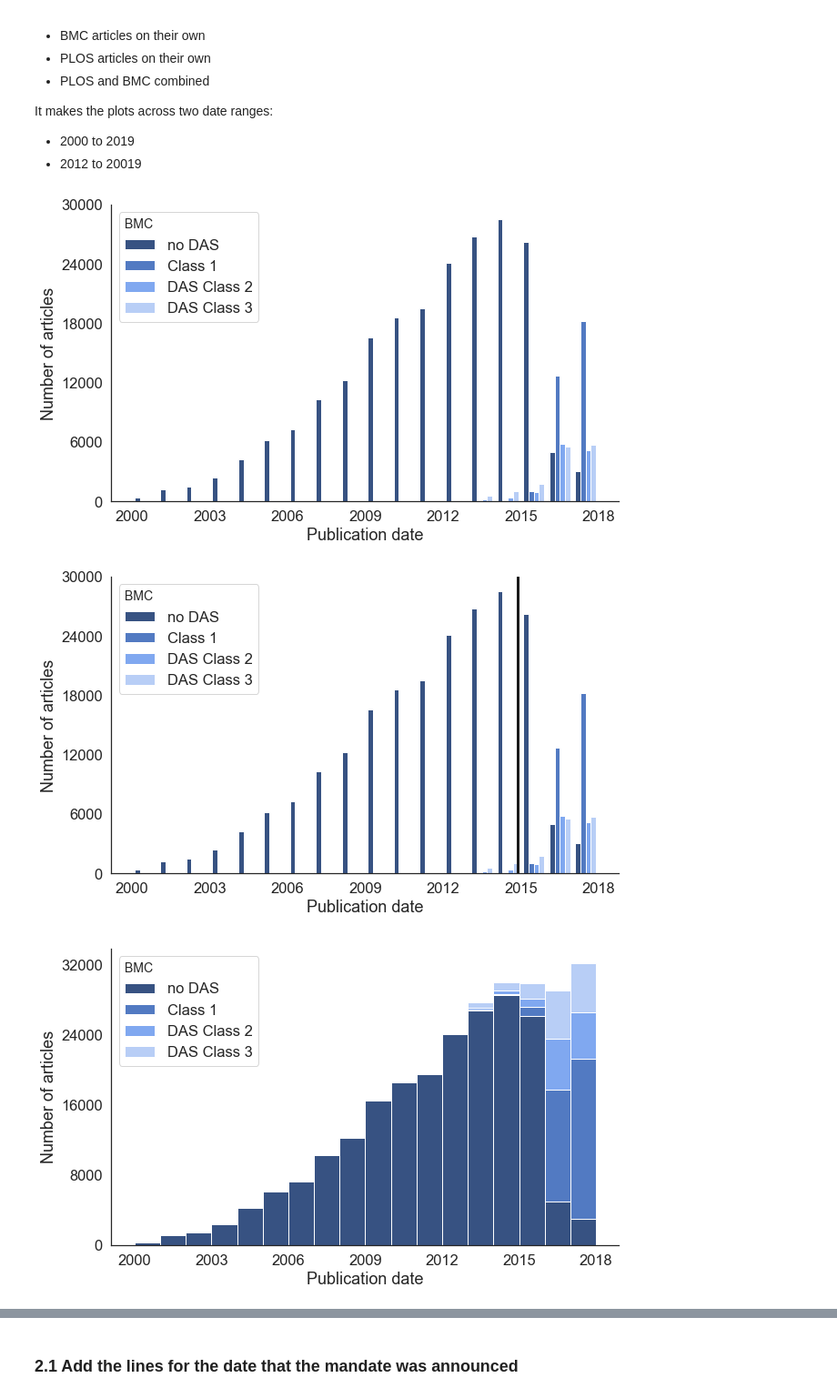
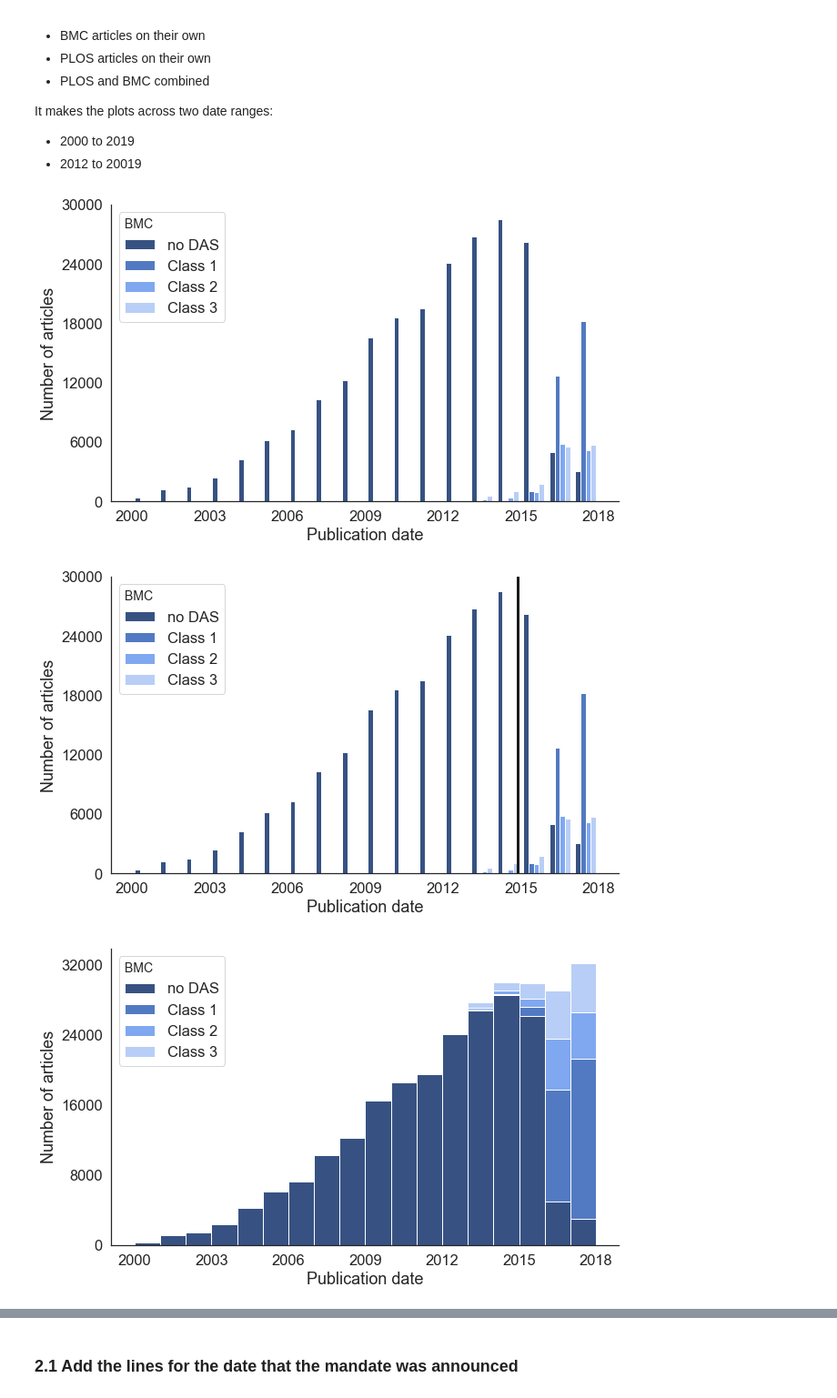
Before and after one commit to alan-turing-institute/das-public, a Jupyter notebook: notebooks/DescriptiveFigures.ipynb, the cells around one changed output, grey strips where cells are left out. Shown at 91% size. Saved outputs shown, nothing was run; the diff lists cells and outputs as text; code cells hidden in the pictures.

```diff
--- a/notebooks/DescriptiveFigures.ipynb
+++ b/notebooks/DescriptiveFigures.ipynb
@@ -81,11 +78,16 @@ sns.palplot(sns.color_palette())
 # CLASS 4: https://coolors.co/a096df-9cbbf3-e35d78-f8997f-996685
 # CLASS 5 (3): https://coolors.co/bbb4e8-b8cef6-eb8b9e-fab6a3-b691a8
 
-palette_extended=['#6A5ACD', '#ada5e3', '#3a3270', '#574aa8', '#8578d6', '#bbb4e8',
-                  '#6495ED', '#aac5f5', '#375282', '#527ac2', '#80a8f0', '#b8cef6',
-                  '#d4012b', '#e7748b', '#740118', '#ae0124', '#db2f51', '#eb8b9e',
-                  '#f46036', '#f9a891', '#86351e', '#c84f2d', '#f67c5a', '#fab6a3',
-                  '#5f0f40', '#a77c96','#340923', '#4e0d35', '#7c3a62', '#b691a8']
+palette_extended=['#6A5ACD', '#ada5e3', '#3a3270', '#574aa8', '#8578d6', '#bbb4e8', # Slate Blue
+                  '#6495ED', '#aac5f5', '#375282', '#527ac2', '#80a8f0', '#b8cef6', # Cornflower Blue
+                  '#d4012b', '#e7748b', '#740118', '#ae0124', '#db2f51', '#eb8b9e', # Vivid Crimson
+                  '#f46036', '#f9a891', '#86351e', '#c84f2d', '#f67c5a', '#fab6a3', # Portland Orange
+                  '#fb8b24', '#fcbf87', '#894c14', '#ce721e', '#fba04b', '#fdca9b', # Princetown Orange
+                  '#5f0f40', '#a77c96', '#340923', '#4e0d35', '#7c3a62', '#b691a8', # Tyrian Purple
+                  '#43c593', '#98dfca', '#256c57', '#37a282', '#65cfaf', '#a9e4d2', # Ocean Green
+                  '#0e7c7b', '#7bb7b7', '#084444', '#0c6665', '#399393', '#91C3C3', # Teal
+                  '#0b4f6c', '#799fae', '#062c3b', '#0a4159', '#376f86', '#90afbc', # Dark Imperial Blue
+                 ]
 
 sns.set_palette(palette_extended)
 sns.palplot(sns.color_palette())
@@ -203,6 +205,12 @@ df_policies['Encouraged'] = pd.to_datetime(df_policies['Encouraged'])
 
 # Convert PloS to PLOS
 df_policies.loc[df_policies['Group']=='PloS', 'Group'] = 'PLOS'
-df_policies
+
+# Make all the groups and journal names lowercase to make it easier to search
+df_policies['Group'] = df_policies['Group'].str.lower().values
+df_policies['Journal'] = df_policies['Journal'].str.lower().values
+
+# Show the first few lines
+df_policies.head(10)
 # %% [output]
 |  | Group | Journal | Required | Encouraged |
@@ -397,7 +399,7 @@ for ((publisher, (publisher_mask, color_counter)),
                      df.loc[(publisher_mask) & (das3_mask), 'p_date']]
 
     # Label the data frame
-    label_list = ['no DAS', 'Class 1', 'DAS Class 2', 'DAS Class 3']
+    label_list = ['no DAS', 'Class 1', 'Class 2', 'Class 3']
 
     # Get the right colours
     color_list = [palette_extended[(color_counter*6) + 2],
@@ -415,33 +417,33 @@ for ((publisher, (publisher_mask, color_counter)),
 
     date_line_dict = {'NoDateLine': (None, None),
                       'DateLine' : (required_date, encouraged_date)}
 
     # Lets make one stacked and one regular bar histogram
     # and one version with and one without the datelines
     for (hist_type,
          (date_line_str, (required_date, encouraged_date))) in it.product(['bar', 'barstacked'],
                                                                           date_line_dict.items()):
 
         output_fname = os.path.join('..',
                                     'figures',
                                     year_str,
                                     date_line_str,
                                     hist_type,
                                     'PubsOverTime_{}_ByDas.png'.format(publisher))
 
         # Make the figure
         fig, ax = pubs_over_time(pub_date_data,
                                  color_list=color_list,
                                  label_list=label_list,
                                  legend_title=legend_title,
                                  year_range=year_range,
                                  hist_type=hist_type,
                                  output_fname=output_fname,
                                  required_date=required_date,
                                  encouraged_date=encouraged_date)
         plt.show()
         plt.close()
 # %% [output]
-[figure, old version]
+[figure, new version]
-[figure, old version]
+[figure, new version]
-[figure, old version]
+[figure, new version]
```
Also changed, not shown: parts of 12 cells of this notebook, 1 other file.
